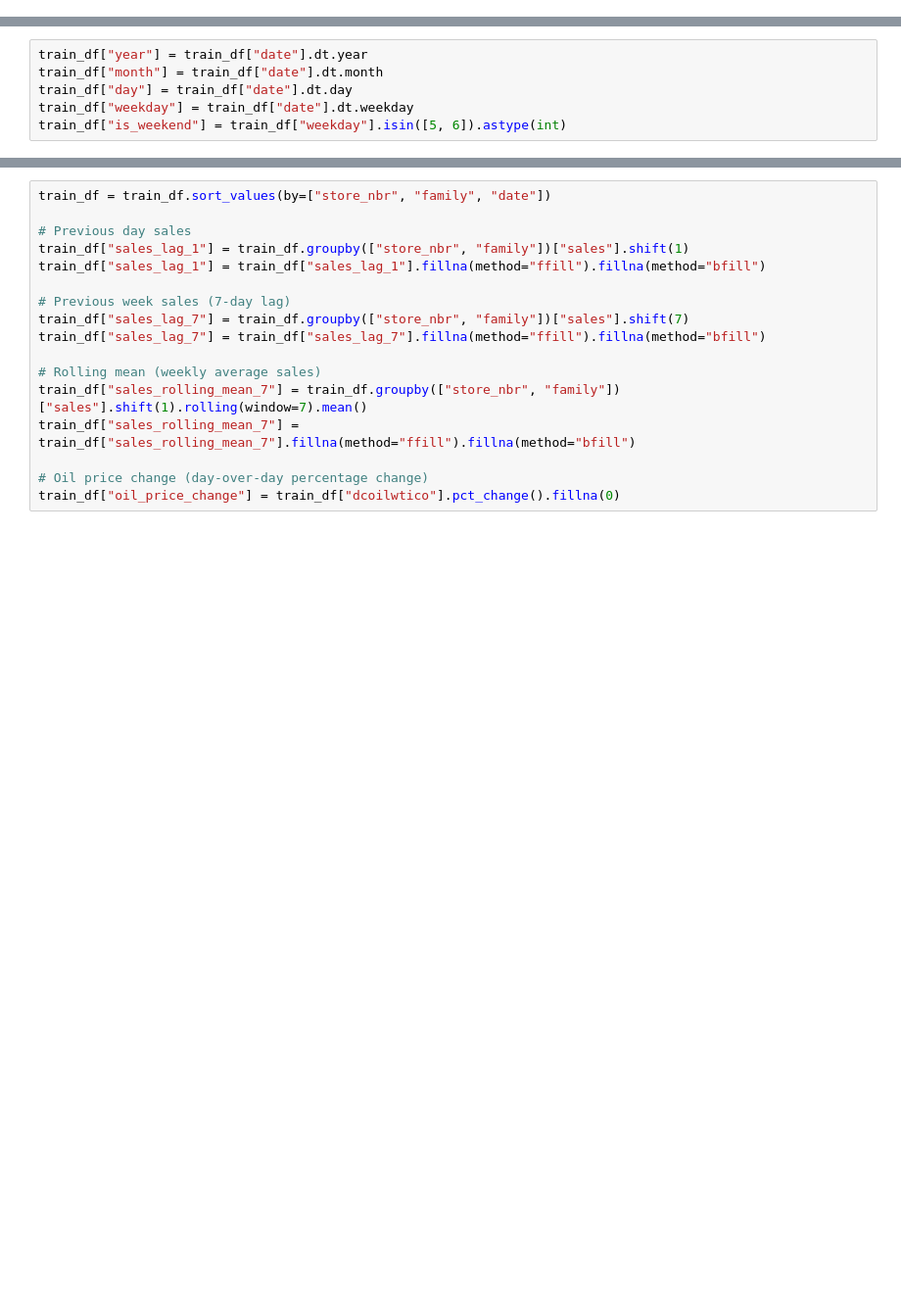
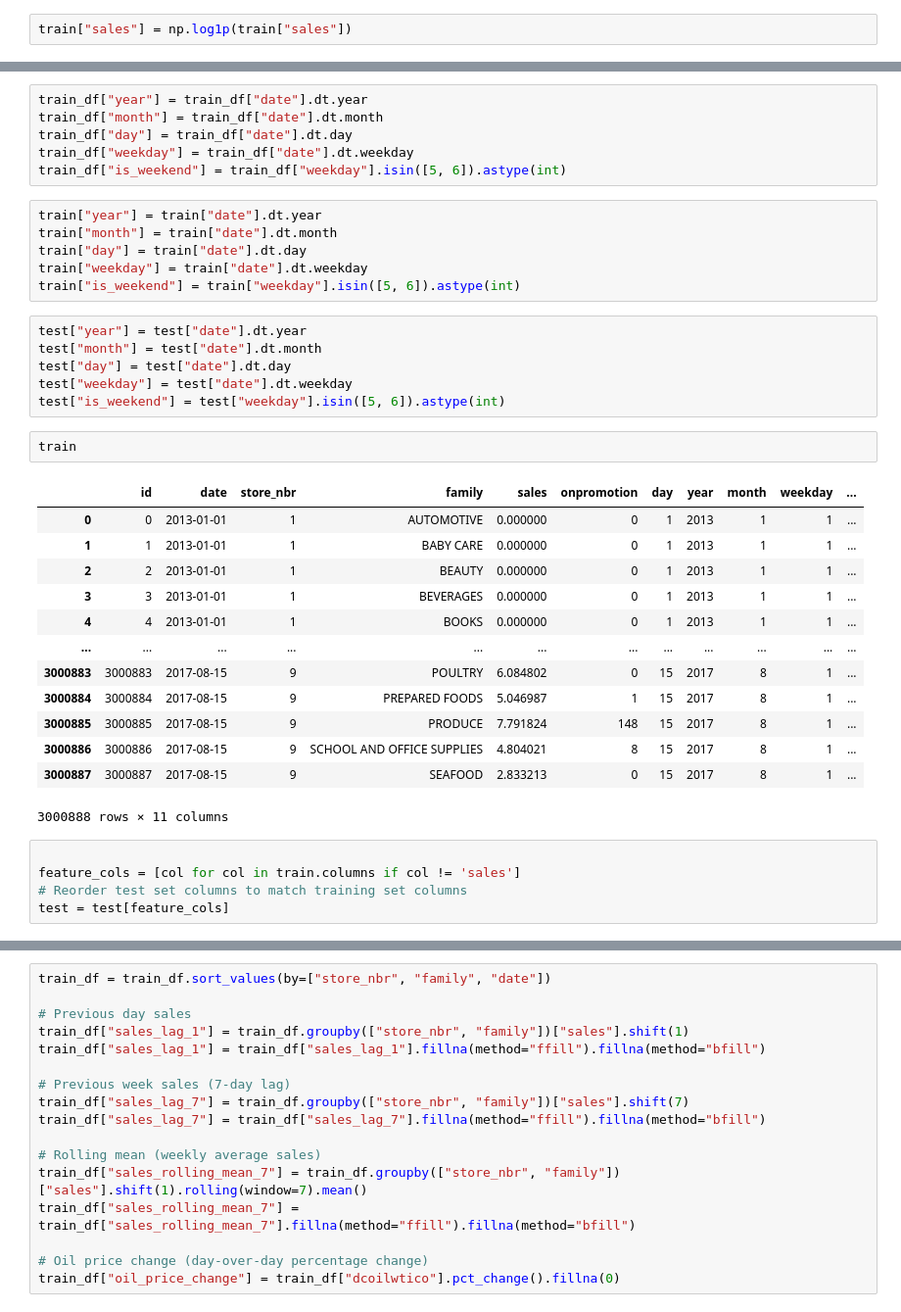
Before and after one commit to faris-agour/Store-Sales-Time-Series-Forecasting, a Jupyter notebook: project.ipynb, the cells around one changed output, grey strips where cells are left out. Shown: that part at 98% size. Cells and saved outputs as stored; diff of their text form; blank space fills up the shorter version.

Commit message:
feat: training and modeling

```diff
--- a/project.ipynb
+++ b/project.ipynb
@@ -416,6 +443,8 @@ train_df.drop_duplicates(inplace=True)
 # %%
 train_df["sales"] = np.log1p(train_df["sales"])
 train_df["dcoilwtico"] = np.log1p(train_df["dcoilwtico"])
+# %%
+train["sales"] = np.log1p(train["sales"])
 # %% [markdown]
 ## Feature Engineering
 # %% [markdown]
@@ -426,3 +455,36 @@ train_df["month"] = train_df["date"].dt.month
 train_df["day"] = train_df["date"].dt.day
 train_df["weekday"] = train_df["date"].dt.weekday
 train_df["is_weekend"] = train_df["weekday"].isin([5, 6]).astype(int)
+# %%
+train["year"] = train["date"].dt.year
+train["month"] = train["date"].dt.month
+train["day"] = train["date"].dt.day
+train["weekday"] = train["date"].dt.weekday
+train["is_weekend"] = train["weekday"].isin([5, 6]).astype(int)
+# %%
+test["year"] = test["date"].dt.year
+test["month"] = test["date"].dt.month
+test["day"] = test["date"].dt.day
+test["weekday"] = test["date"].dt.weekday
+test["is_weekend"] = test["weekday"].isin([5, 6]).astype(int)
+# %%
+train
+# %% [output]
+|  | id | date | store_nbr | family | sales | onpromotion | day | year | month | weekday | ... |
+| 0 | 0 | 2013-01-01 | 1 | AUTOMOTIVE | 0.000000 | 0 | 1 | 2013 | 1 | 1 | ... |
+| 1 | 1 | 2013-01-01 | 1 | BABY CARE | 0.000000 | 0 | 1 | 2013 | 1 | 1 | ... |
+| 2 | 2 | 2013-01-01 | 1 | BEAUTY | 0.000000 | 0 | 1 | 2013 | 1 | 1 | ... |
+| 3 | 3 | 2013-01-01 | 1 | BEVERAGES | 0.000000 | 0 | 1 | 2013 | 1 | 1 | ... |
+| 4 | 4 | 2013-01-01 | 1 | BOOKS | 0.000000 | 0 | 1 | 2013 | 1 | 1 | ... |
+| ... | ... | ... | ... | ... | ... | ... | ... | ... | ... | ... | ... |
+| 3000883 | 3000883 | 2017-08-15 | 9 | POULTRY | 6.084802 | 0 | 15 | 2017 | 8 | 1 | ... |
+| 3000884 | 3000884 | 2017-08-15 | 9 | PREPARED FOODS | 5.046987 | 1 | 15 | 2017 | 8 | 1 | ... |
+| 3000885 | 3000885 | 2017-08-15 | 9 | PRODUCE | 7.791824 | 148 | 15 | 2017 | 8 | 1 | ... |
+| 3000886 | 3000886 | 2017-08-15 | 9 | SCHOOL AND OFFICE SUPPLIES | 4.804021 | 8 | 15 | 2017 | 8 | 1 | ... |
+| 3000887 | 3000887 | 2017-08-15 | 9 | SEAFOOD | 2.833213 | 0 | 15 | 2017 | 8 | 1 | ... |
+3000888 rows × 11 columns
+# %%
+
+feature_cols = [col for col in train.columns if col != 'sales']
+# Reorder test set columns to match training set columns
+test = test[feature_cols]
```
Also changed, not shown: parts of 40 cells of this notebook.
